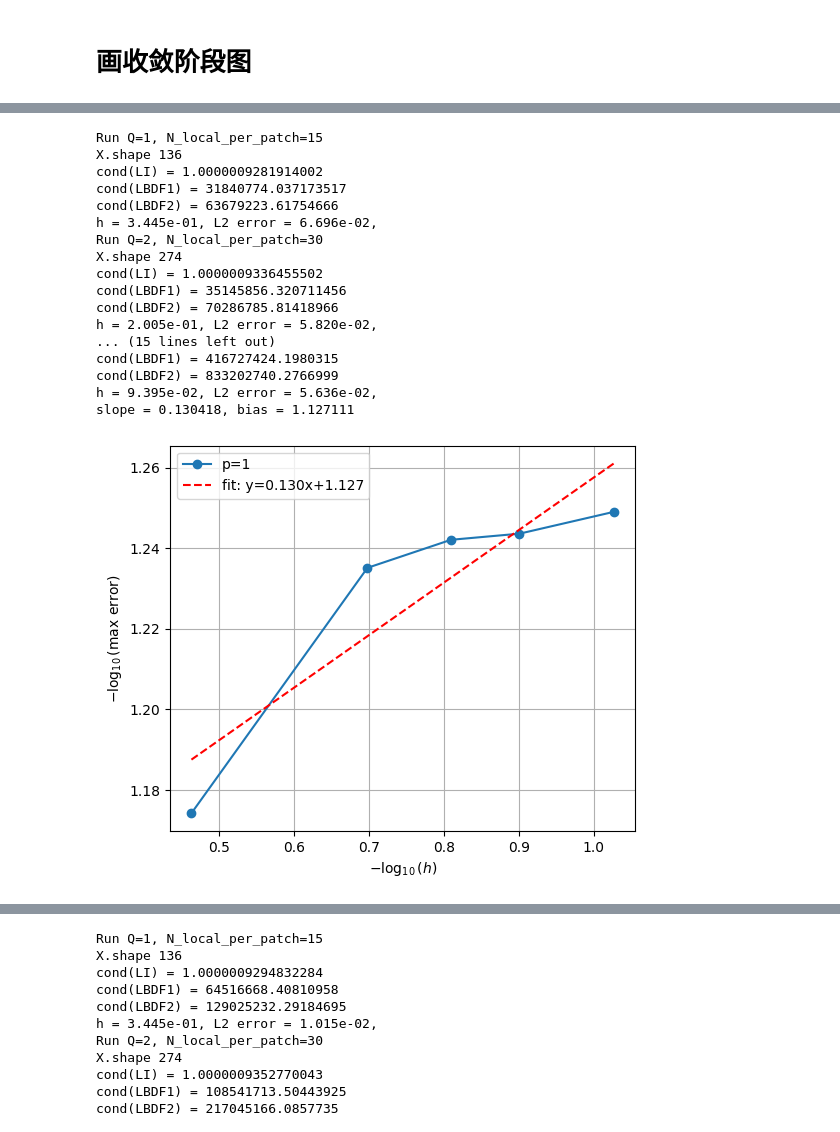
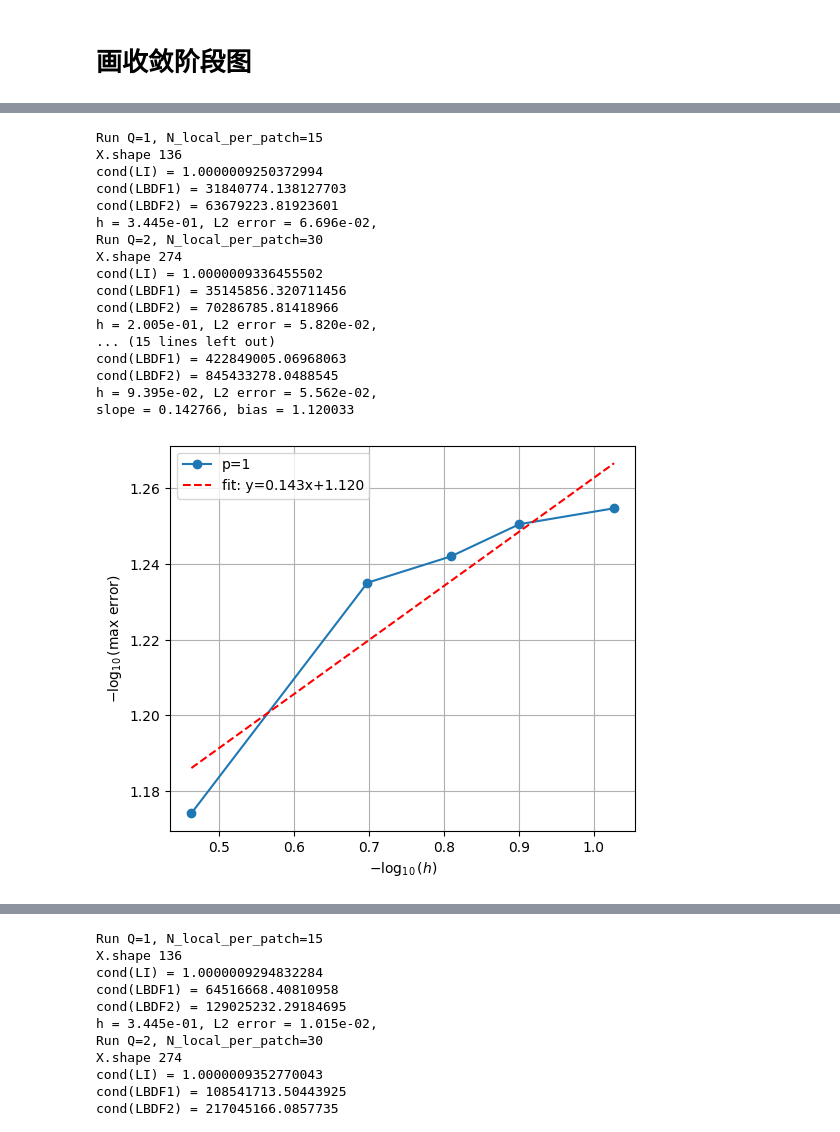
Before and after one commit to wooodswu/one_shot_by_RFM, a Jupyter notebook: mycode/rbf_heat/RFM_FD_heat2d.ipynb, the cells around one changed output, grey strips where cells are left out. Cells and saved outputs as stored; diff of their text form; code cells hidden in the pictures.

```diff
--- a/mycode/rbf_heat/RFM_FD_heat2d.ipynb
+++ b/mycode/rbf_heat/RFM_FD_heat2d.ipynb
@@ -755,16 +755,16 @@ p = 4; Relative L2 error in u_rfmfd: 5.558e-03
 key = 100
 np.random.seed(key)
 
-NN = [15,30,70,100,145]
+NN = [15,30,65,100,145]
 H = np.zeros((5,len(NN)))
 E = np.zeros((5,len(NN)))
-KK = [20,30,45,60,90]
+KK = [20,30,45,70,120]
 tau = 1e-3
 T = 0.2
 Nt = int(T/tau) + 1
 t =  np.linspace(0,T,Nt)
 
-RR = [1e-12,1e-12,1e-12,1e-12,1e-12]
+RR = [1e-12,1e-12,1e-12,1e-12,1e-13]
 
 for qi, n_local in enumerate(NN):
     print(f'Run Q={qi+1}, N_local_per_patch={n_local}')
@@ -845,7 +845,9 @@ np.random.seed(key)
 
 
 NN = [15,30, 65, 100,145]
-KK = [30,40, 50, 70, 110]
+KK = [30, 40, 50, 80, 120]
+RR = [1e-13,1e-12,1e-13,1e-13,1e-13]
+
 for qi, n_local in enumerate(NN):
     print(f'Run Q={qi+1}, N_local_per_patch={n_local}')
     N_patch_grid = 5
@@ -883,41 +885,41 @@ x = -np.log10(H[order,:])
 y = -np.log10(E[order,:])
 mask = np.isfinite(x) & np.isfinite(y)
 if np.count_nonzero(mask) >= 2:
     slope, intercept = np.polyfit(x[mask], y[mask], 1)
     print(f'slope = {slope:.6f}, bias = {intercept:.6f}')
     # 绘图并画出拟合直线
     xx = np.linspace(x[mask].min(), x[mask].max(), 100)
     yy = slope * xx + intercept
     plt.figure(figsize=(6,5))
     plt.plot(x, y, marker='o', linestyle='-', label=f'p={order}')
     plt.plot(xx, yy, 'r--', label=f'fit: y={slope:.3f}x+{intercept:.3f}')
     # plt.plot(xx, yy, 'r--', label='')
     plt.xlabel(r'$- \log_{10}(h)$')
     plt.ylabel(r'$- \log_{10}(\mathrm{max\ error})$')
     plt.legend()
     plt.grid(True)
     # plt.title('p = 1, Convergence scatter and linear fitting ')
     # plt.savefig(f'./result/p={order}_convergence_scatter.eps', bbox_inches='tight')
     plt.show()
 # %% [output]
 Run Q=1, N_local_per_patch=15
 X.shape 136
-cond(LI) = 1.0000009281914002
-cond(LBDF1) = 31840774.037173517
-cond(LBDF2) = 63679223.61754666
+cond(LI) = 1.0000009250372994
+cond(LBDF1) = 31840774.138127703
+cond(LBDF2) = 63679223.81923601
 h = 3.445e-01, L2 error = 6.696e-02,
 Run Q=2, N_local_per_patch=30
 X.shape 274
 cond(LI) = 1.0000009336455502
 cond(LBDF1) = 35145856.320711456
 cond(LBDF2) = 70286785.81418966
 h = 2.005e-01, L2 error = 5.820e-02,
 ... (15 lines left out)
-cond(LBDF1) = 416727424.1980315
-cond(LBDF2) = 833202740.2766999
-h = 9.395e-02, L2 error = 5.636e-02,
-slope = 0.130418, bias = 1.127111
+cond(LBDF1) = 422849005.06968063
+cond(LBDF2) = 845433278.0488545
+h = 9.395e-02, L2 error = 5.562e-02,
+slope = 0.142766, bias = 1.120033
-[figure, old version]
+[figure, new version]
 # %%
 key = 100
 np.random.seed(key)
```
Also changed, not shown: parts of 3 cells of this notebook, 2 other files.
